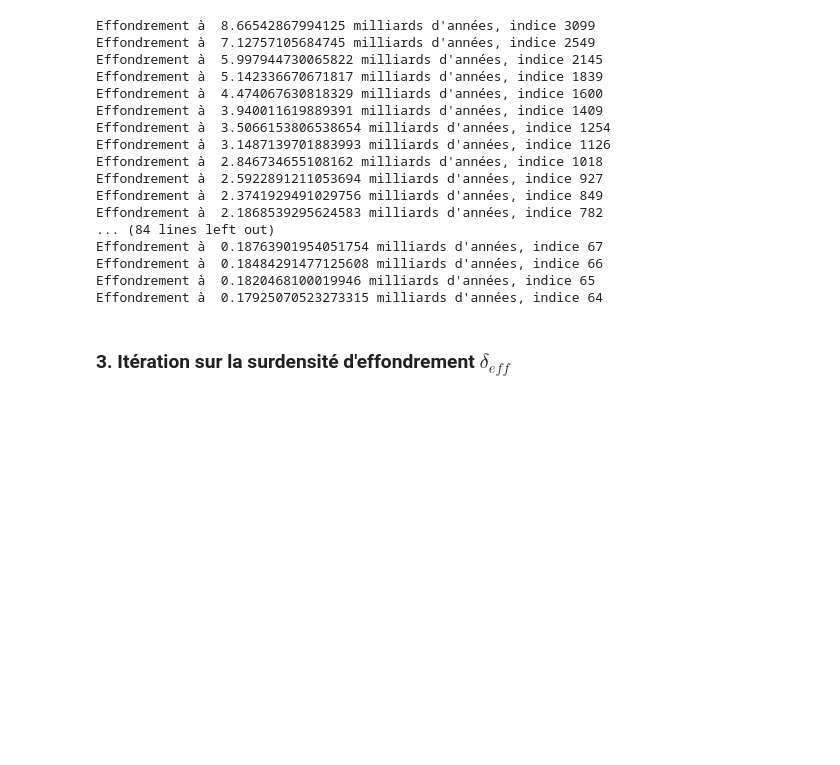
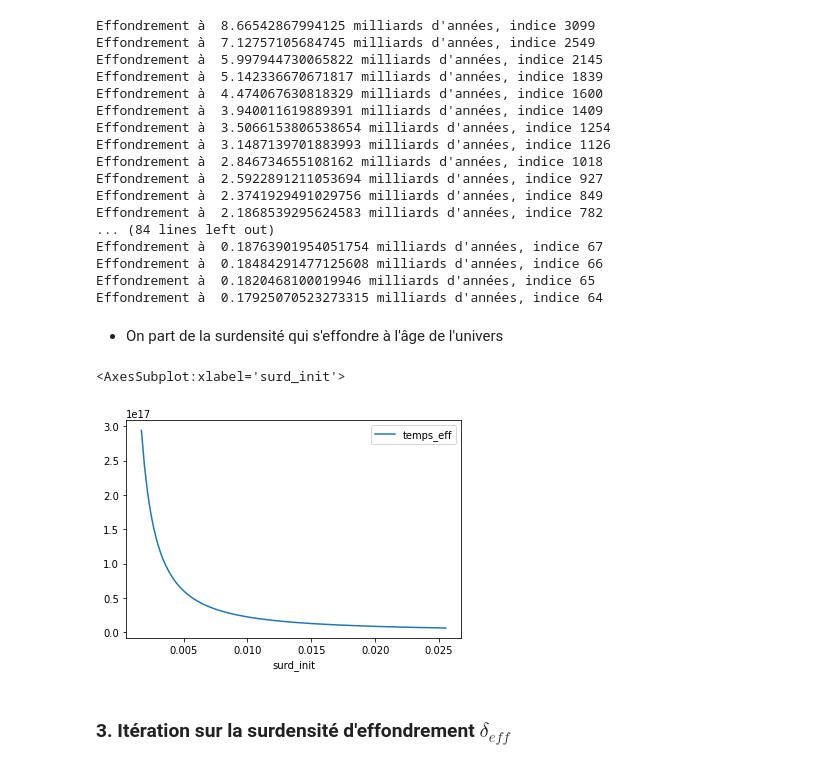
Before and after one commit to lukbrb/effspherique, a Jupyter notebook: Projet1-bis/ProjetNumerique.ipynb, the cells around one changed output. Saved outputs shown, nothing was run; the diff lists cells and outputs as text; code cells hidden in the pictures; blank space fills up the shorter version.

```diff
--- a/Projet1-bis/ProjetNumerique.ipynb
+++ b/Projet1-bis/ProjetNumerique.ipynb
@@ -361,3 +423,5 @@ Effondrement à  0.18763901954051754 milliards d'années, indice 67
 Effondrement à  0.18484291477125608 milliards d'années, indice 66
 Effondrement à  0.1820468100019946 milliards d'années, indice 65
 Effondrement à  0.17925070523273315 milliards d'années, indice 64
+# %% [markdown]
+- On part de la surdensité qui s'effondre à l'âge de l'univers
@@ -364,3 +440,9 @@ Effondrement à  0.17925070523273315 milliards d'années, indice 64
+# %%
+df = pd.read_csv('iter_surd_ini.csv', delimiter='\t')
+df.plot(x='surd_init', y='temps_eff')
+# %% [output]
+<AxesSubplot:xlabel='surd_init'>
+[figure, added]
 # %% [markdown]
 ### 3. Itération sur la surdensité d'effondrement $\delta_{eff}$
 # %%
```
Also changed, not shown: parts of 18 cells of this notebook, 1 other file.
